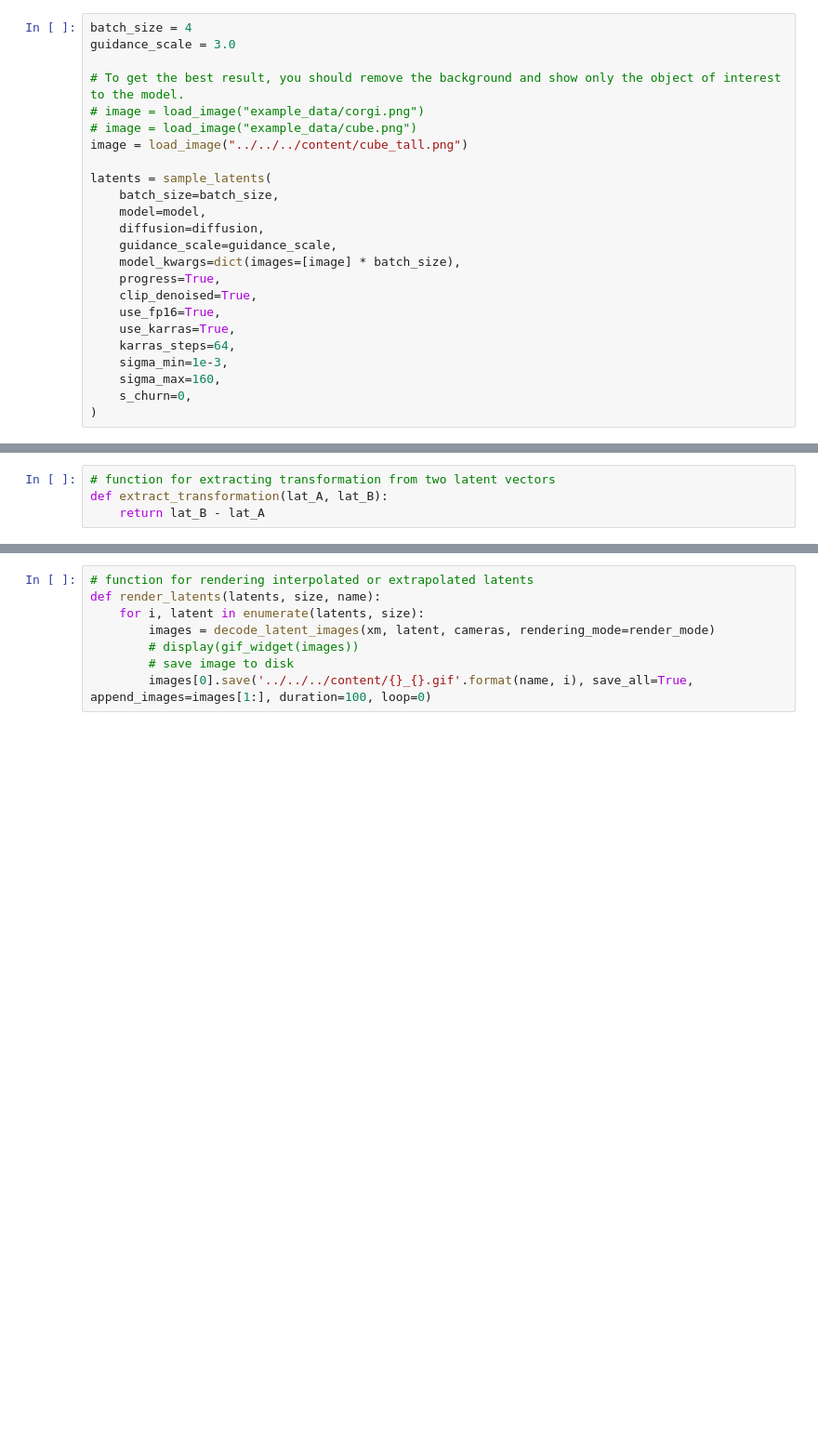
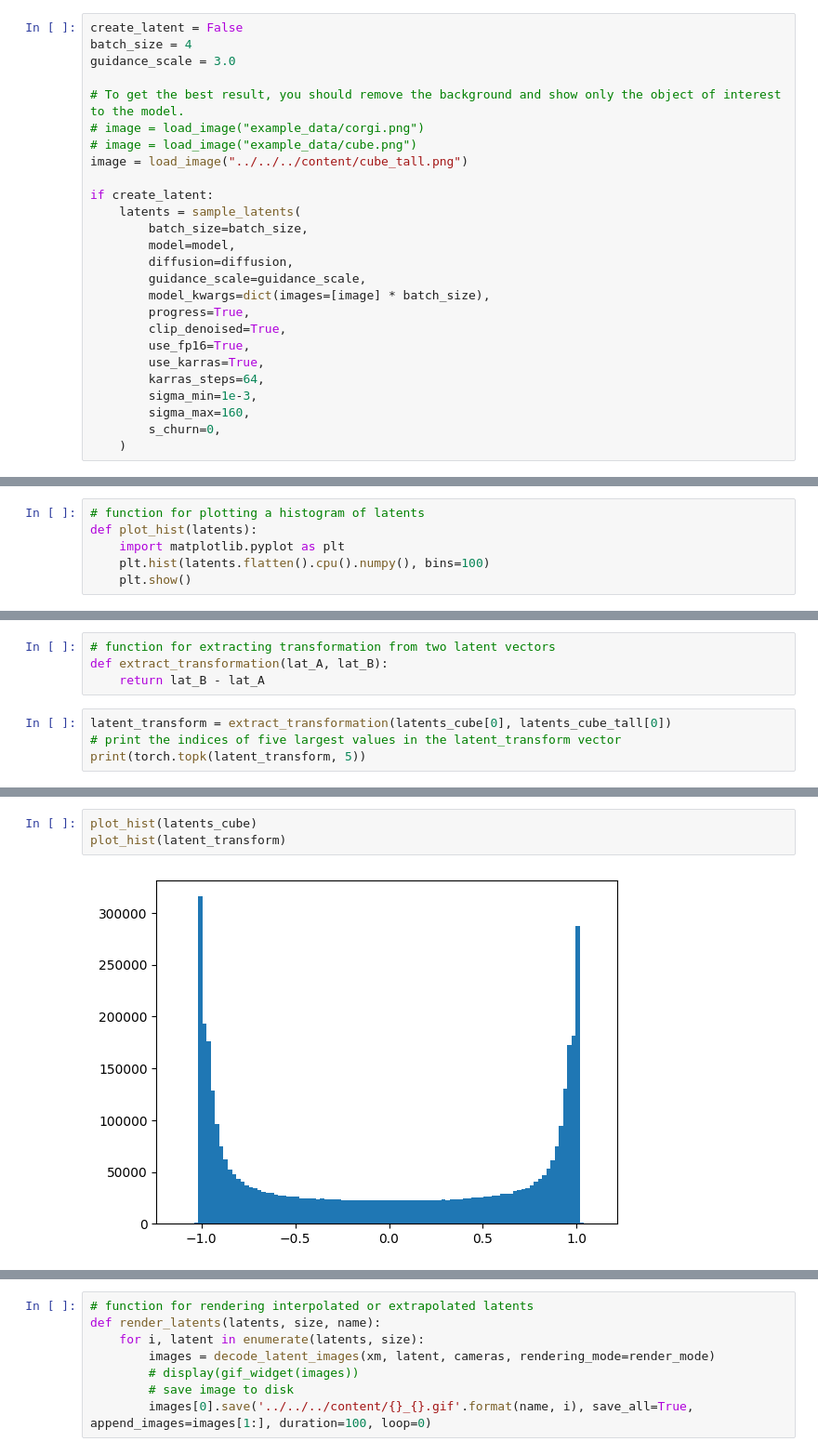
Before and after one commit to demircantas/shap-e_construct, a Jupyter notebook: shap_e/examples/sample_image_to_3d.ipynb, the cells around one changed output, grey strips where cells are left out. Shown: that part at 93% size. Drawn from its saved outputs; the diff is of its cells as text; blank space fills up the shorter version.

Commit message:
plots and transformation refinement

```diff
--- a/shap_e/examples/sample_image_to_3d.ipynb
+++ b/shap_e/examples/sample_image_to_3d.ipynb
@@ -13,6 +13,7 @@ xm = load_model('transmitter', device=device)
 model = load_model('image300M', device=device)
 diffusion = diffusion_from_config(load_config('diffusion'))
 # %%
+create_latent = False
 batch_size = 4
 guidance_scale = 3.0
 
@@ -21,21 +22,22 @@ guidance_scale = 3.0
 # image = load_image("example_data/cube.png")
 image = load_image("../../../content/cube_tall.png")
 
-latents = sample_latents(
-    batch_size=batch_size,
-    model=model,
-    diffusion=diffusion,
-    guidance_scale=guidance_scale,
-    model_kwargs=dict(images=[image] * batch_size),
-    progress=True,
-    clip_denoised=True,
-    use_fp16=True,
-    use_karras=True,
-    karras_steps=64,
-    sigma_min=1e-3,
-    sigma_max=160,
-    s_churn=0,
-)
+if create_latent:
+    latents = sample_latents(
+        batch_size=batch_size,
+        model=model,
+        diffusion=diffusion,
+        guidance_scale=guidance_scale,
+        model_kwargs=dict(images=[image] * batch_size),
+        progress=True,
+        clip_denoised=True,
+        use_fp16=True,
+        use_karras=True,
+        karras_steps=64,
+        sigma_min=1e-3,
+        sigma_max=160,
+        s_churn=0,
+    )
 # %%
 
 # load latents from file
@@ -57,3 +57,9 @@ NameError: name 'latents' is not defined
+# %%
+# function for plotting a histogram of latents
+def plot_hist(latents):
+    import matplotlib.pyplot as plt
+    plt.hist(latents.flatten().cpu().numpy(), bins=100)
+    plt.show()
 # %%
 # function for interpolating among two latent vectors
 def interpolate_latents(lat_A, lat_B, intp_steps):
@@ -72,3 +78,7 @@ def extrapolate_latents(lat_A, lat_B, extp_steps):
 # function for extracting transformation from two latent vectors
 def extract_transformation(lat_A, lat_B):
     return lat_B - lat_A
+# %%
+latent_transform = extract_transformation(latents_cube[0], latents_cube_tall[0])
+# print the indices of five largest values in the latent_transform vector
+print(torch.topk(latent_transform, 5))
@@ -74,0 +89,5 @@ def extract_transformation(lat_A, lat_B):
+# %%
+plot_hist(latents_cube)
+plot_hist(latent_transform)
+# %% [output]
+[figure, added]
```
Also changed, not shown: parts of 9 cells of this notebook.
